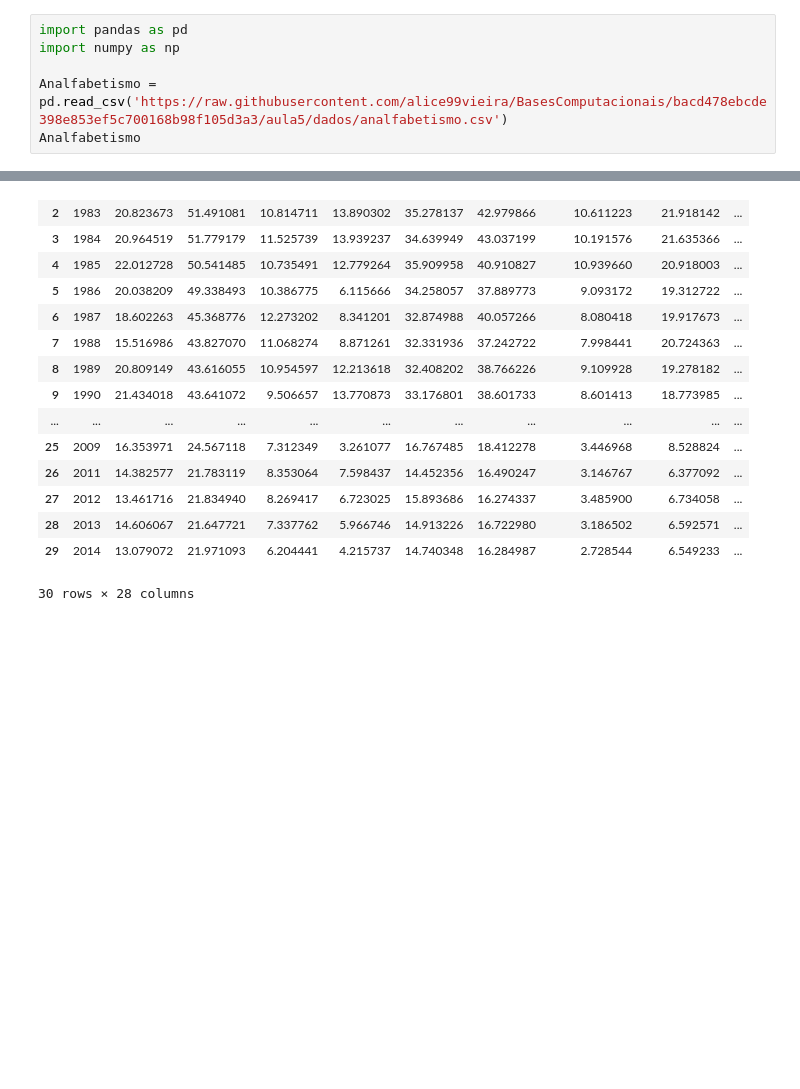
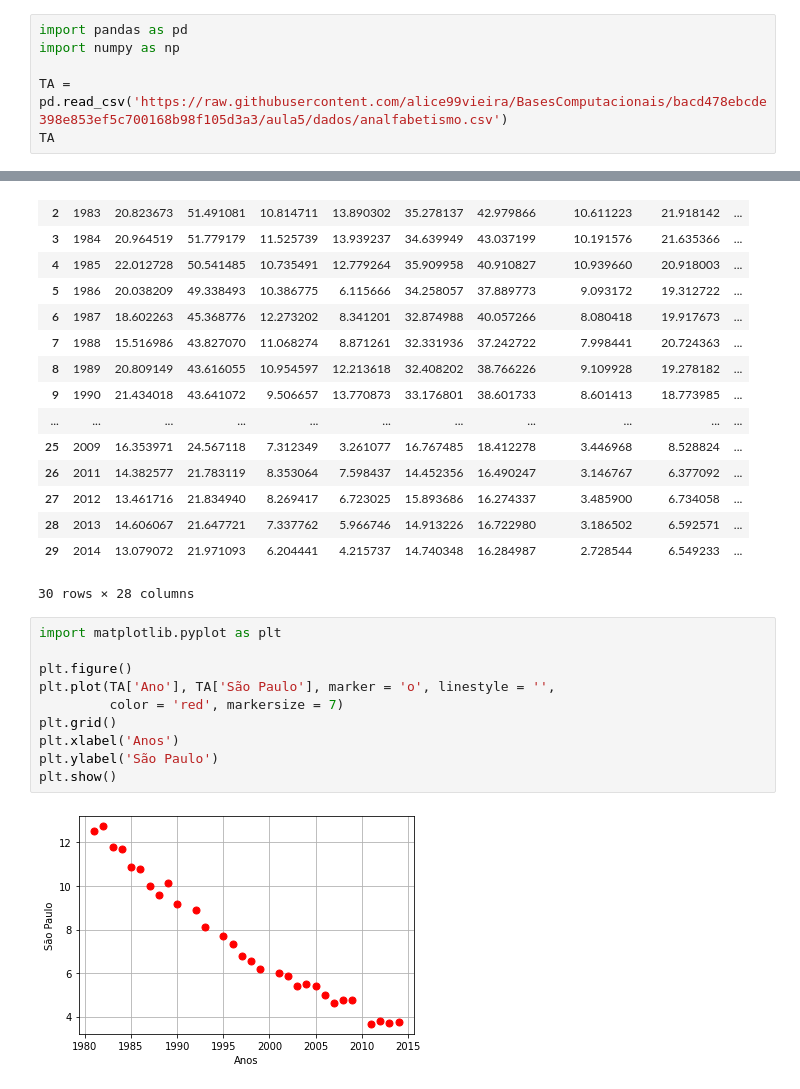
Before and after one commit to alice99vieira/BCC19AliceVieira, a Jupyter notebook: Tarefa9AliceVieira.ipynb, the cells around one changed output, grey strips where cells are left out. Cells and saved outputs as stored; diff of their text form; blank space fills up the shorter version.

```diff
--- a/Tarefa9AliceVieira.ipynb
+++ b/Tarefa9AliceVieira.ipynb
@@ -22,8 +22,8 @@ Faça um gráfico da taxa de analfabetismo em São Paulo em função do tempo (a
 import pandas as pd
 import numpy as np
 
-Analfabetismo = pd.read_csv('https://raw.githubusercontent.com/alice99vieira/BasesComputacionais/bacd478ebcde398e853ef5c700168b98f105d3a3/aula5/dados/analfabetismo.csv')
-Analfabetismo
+TA = pd.read_csv('https://raw.githubusercontent.com/alice99vieira/BasesComputacionais/bacd478ebcde398e853ef5c700168b98f105d3a3/aula5/dados/analfabetismo.csv')
+TA
 # %% [output]
 |  | Ano | Acre | Alagoas | Amazonas | Amapá | Bahia | Ceará | Distrito Federal | Espírito Santo | ... |
 | 0 | 1981 | 24.771344 | 48.714720 | 13.740147 | 16.864253 | 36.535406 | 42.453047 | 11.212273 | 22.497828 | ... |
@@ -43,3 +43,15 @@ Analfabetismo
 | 28 | 2013 | 14.606067 | 21.647721 | 7.337762 | 5.966746 | 14.913226 | 16.722980 | 3.186502 | 6.592571 | ... |
 | 29 | 2014 | 13.079072 | 21.971093 | 6.204441 | 4.215737 | 14.740348 | 16.284987 | 2.728544 | 6.549233 | ... |
 30 rows × 28 columns
+# %%
+import matplotlib.pyplot as plt
+
+plt.figure()
+plt.plot(TA['Ano'], TA['São Paulo'], marker = 'o', linestyle = '',
+         color = 'red', markersize = 7)
+plt.grid()
+plt.xlabel('Anos')
+plt.ylabel('São Paulo')
+plt.show()
+# %% [output]
+[figure, added]
```
